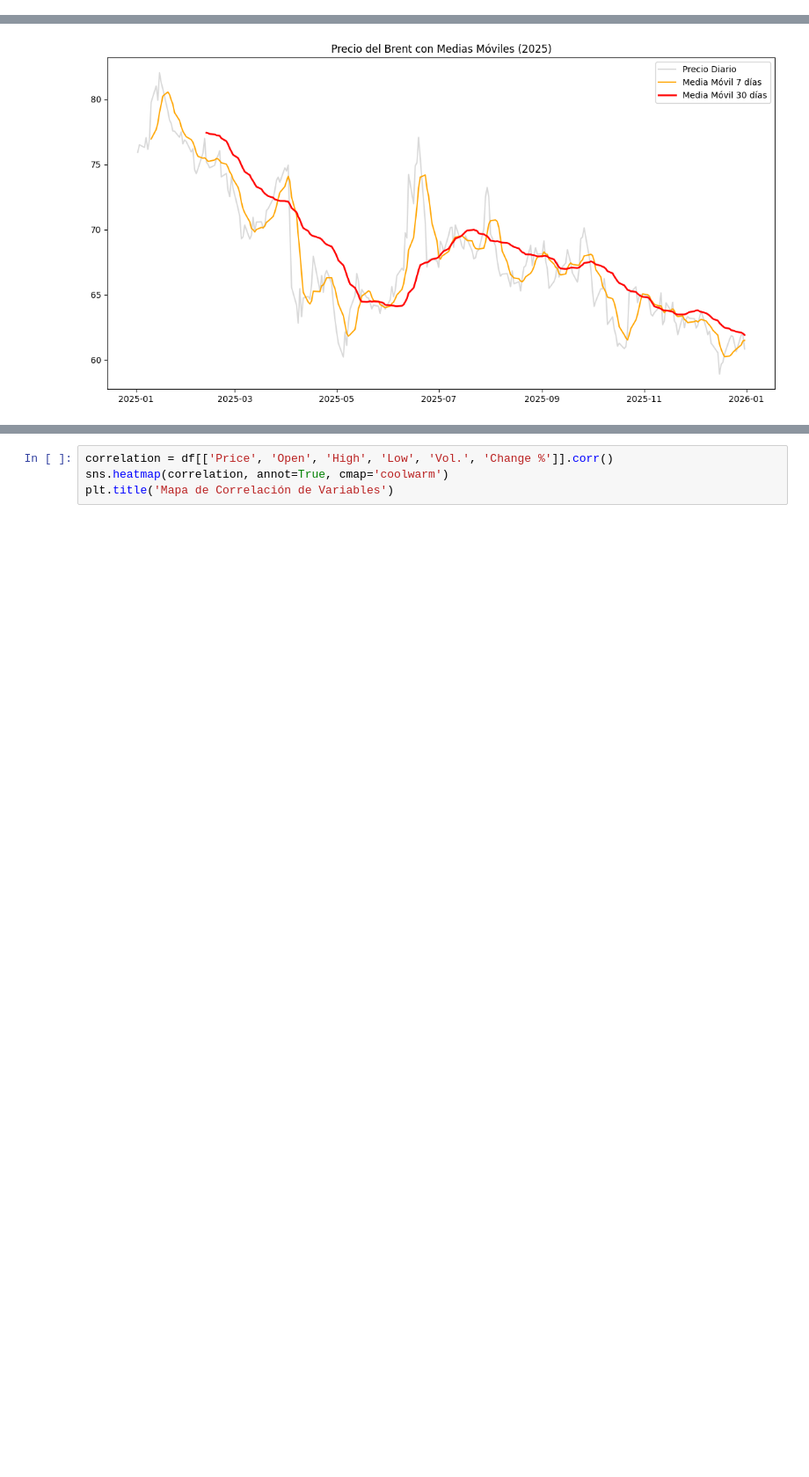
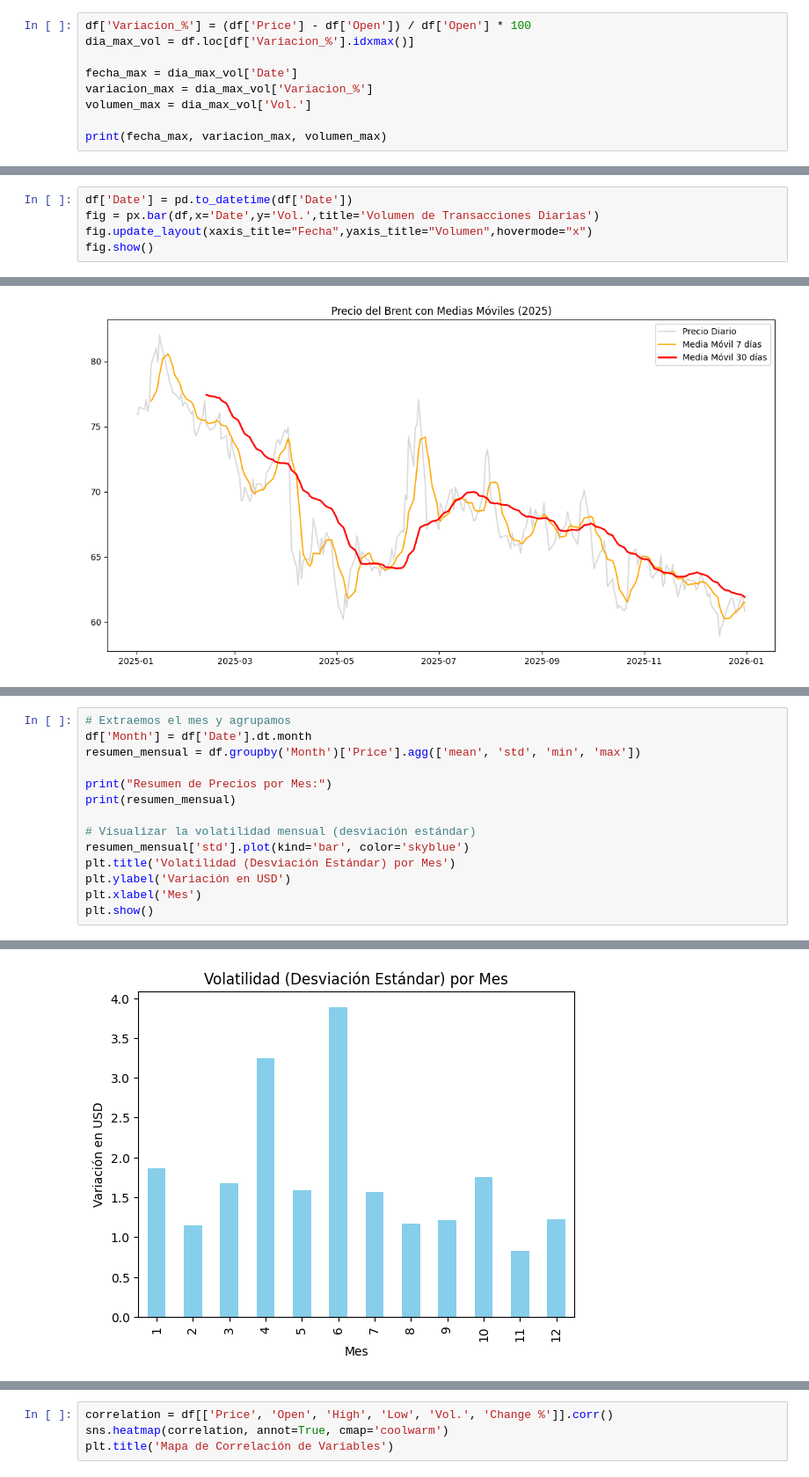
Before and after one commit to nbarrazae/Kaggle-Repo, a Jupyter notebook: eda-brent-crude-oil-daily-prices-2025.ipynb, the cells around one changed output, grey strips where cells are left out. Shown at 88% size. Cells and saved outputs as stored; diff of their text form; blank space fills up the shorter version.

Commit message:
Kaggle Notebook | EDA Brent Crude Oil Daily Prices 2025 | Version 8

```diff
--- a/eda-brent-crude-oil-daily-prices-2025.ipynb
+++ b/eda-brent-crude-oil-daily-prices-2025.ipynb
@@ -142,0 +140,9 @@ plt.show()
+# %%
+df['Variacion_%'] = (df['Price'] - df['Open']) / df['Open'] * 100
+dia_max_vol = df.loc[df['Variacion_%'].idxmax()]
+
+fecha_max = dia_max_vol['Date']
+variacion_max = dia_max_vol['Variacion_%']
+volumen_max = dia_max_vol['Vol.']
+
+print(fecha_max, variacion_max, volumen_max)
@@ -142,0 +151,5 @@ plt.show()
+# %%
+df['Date'] = pd.to_datetime(df['Date'])
+fig = px.bar(df,x='Date',y='Vol.',title='Volumen de Transacciones Diarias')
+fig.update_layout(xaxis_title="Fecha",yaxis_title="Volumen",hovermode="x")
+fig.show()
@@ -188,3 +201,18 @@ fig.update_layout(title='Gráfico de Velas Japonesas - Brent 2025',
 fig.show()
 # %% [output]
 [interactive output not drawn]
+# %%
+# Extraemos el mes y agrupamos
+df['Month'] = df['Date'].dt.month
+resumen_mensual = df.groupby('Month')['Price'].agg(['mean', 'std', 'min', 'max'])
+
+print("Resumen de Precios por Mes:")
+print(resumen_mensual)
+
+# Visualizar la volatilidad mensual (desviación estándar)
+resumen_mensual['std'].plot(kind='bar', color='skyblue')
+plt.title('Volatilidad (Desviación Estándar) por Mes')
+plt.ylabel('Variación en USD')
+plt.xlabel('Mes')
+plt.show()
+# %% [output]
@@ -190,0 +234 @@ fig.show()
+[figure, added]
```
Also changed, not shown: parts of 9 cells of this notebook.
